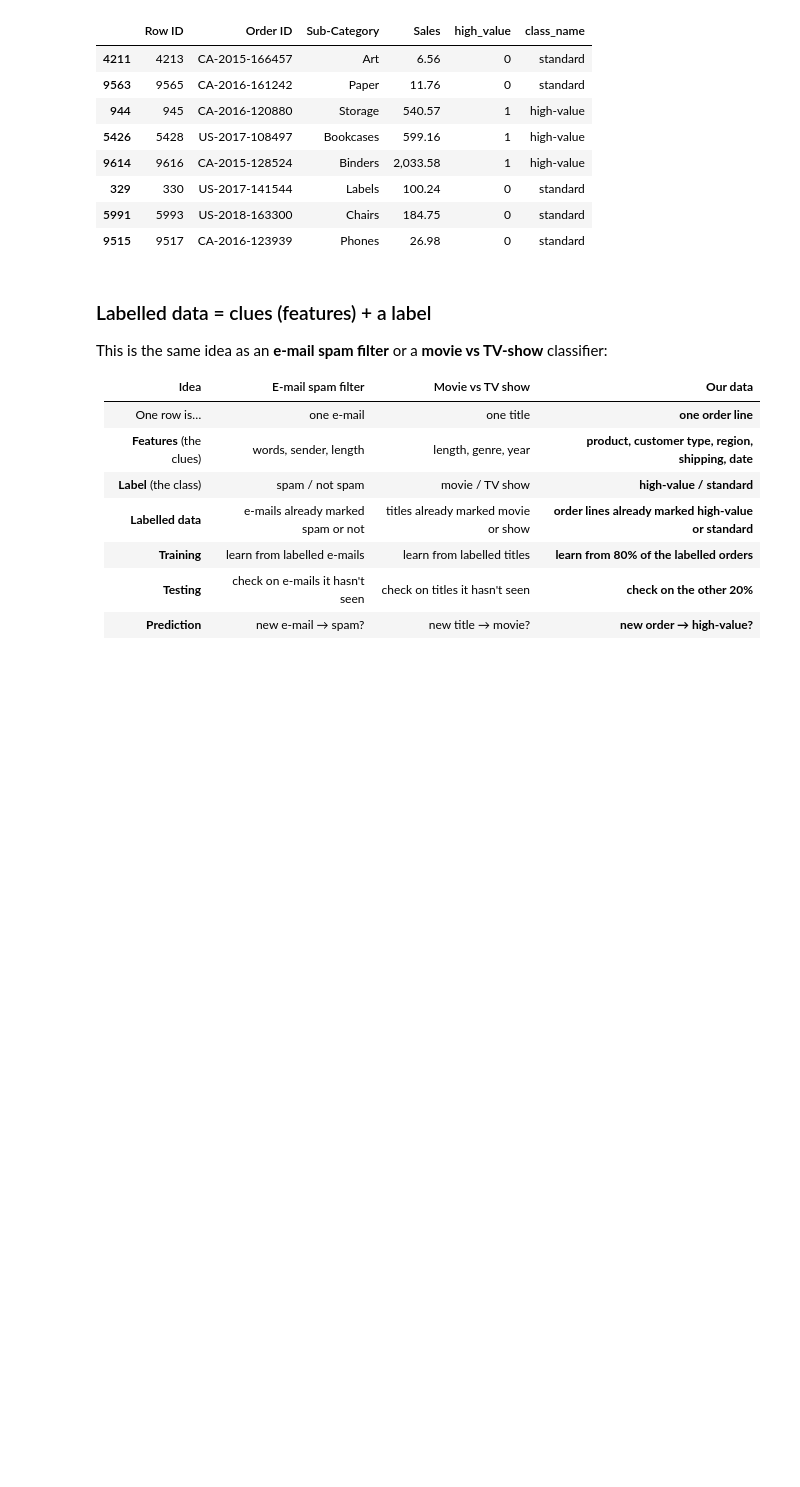
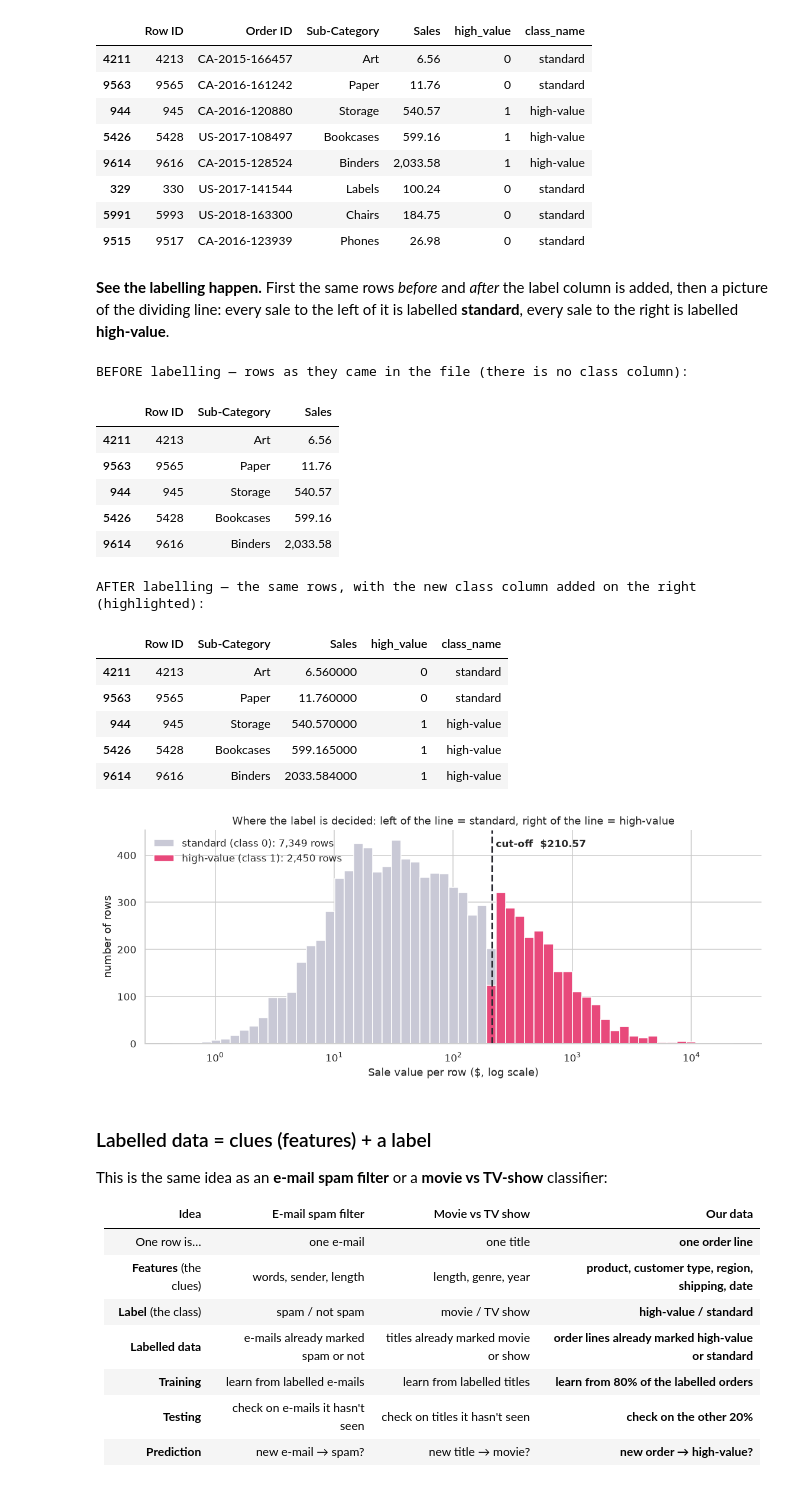
Before and after one commit to Abhishek222983101/sales-analytics-platform, a Jupyter notebook: dwm-project/DWM_Class_Demo.ipynb, the cells around one changed output. Drawn from its saved outputs; the diff is of its cells as text; code cells hidden in the pictures; blank space fills up the shorter version.

Commit message:
Demo notebook: before/after labelling table and cut-off chart
Co-Authored-By: Claude Sonnet 5.5 <noreply@anthropic.com>

```diff
--- a/dwm-project/DWM_Class_Demo.ipynb
+++ b/dwm-project/DWM_Class_Demo.ipynb
@@ -141,6 +141,42 @@ THE CLASS COLUMN next to real rows (Sales is on the left, the class label on the
 | 329 | 330 | US-2017-141544 | Labels | 100.24 | 0 | standard |
 | 5991 | 5993 | US-2018-163300 | Chairs | 184.75 | 0 | standard |
 | 9515 | 9517 | CA-2016-123939 | Phones | 26.98 | 0 | standard |
+# %% [markdown]
+**See the labelling happen.** First the same rows *before* and *after* the label column is added, then a picture of the dividing line: every sale to the left of it is labelled **standard**, every sale to the right is labelled **high-value**.
+# %%
+before = df[["Row ID", "Sub-Category", "Sales"]].sample(5, random_state=5)
+print("BEFORE labelling — rows as they came in the file (there is no class column):")
+display(before)
+print("\nAFTER labelling — the same rows, with the new class column added on the right (highlighted):")
+after = before.assign(high_value=df.loc[before.index, "high_value"], class_name=df.loc[before.index, "class_name"])
+display(after.style.set_properties(subset=["high_value", "class_name"], **{"background-color": "#FBD4E0", "font-weight": "bold"}))
+
+fig, ax = plt.subplots(figsize=(10.5, 4.4))
+bins = np.logspace(np.log10(df["Sales"].min()), np.log10(df["Sales"].max()), 60)
+ax.hist(df.loc[df["high_value"] == 0, "Sales"], bins=bins, color="#C9C9D6", label=f"standard (class 0): {int((df['high_value'] == 0).sum()):,} rows")
+ax.hist(df.loc[df["high_value"] == 1, "Sales"], bins=bins, color=PALETTE[0], label=f"high-value (class 1): {int(df['high_value'].sum()):,} rows")
+ax.axvline(cut_off, color="#2B2B33", ls="--", lw=2)
+ax.text(cut_off * 1.08, ax.get_ylim()[1] * 0.92, f"cut-off  ${cut_off:,.2f}", fontsize=11, fontweight="bold")
+ax.set_xscale("log")
+ax.set(title="Where the label is decided: left of the line = standard, right of the line = high-value",
+       xlabel="Sale value per row ($, log scale)", ylabel="number of rows")
+ax.legend(frameon=False, loc="upper left"); plt.tight_layout(); plt.show()
+# %% [output]
+BEFORE labelling — rows as they came in the file (there is no class column):
+|  | Row ID | Sub-Category | Sales |
+| 4211 | 4213 | Art | 6.56 |
+| 9563 | 9565 | Paper | 11.76 |
+| 944 | 945 | Storage | 540.57 |
+| 5426 | 5428 | Bookcases | 599.16 |
+| 9614 | 9616 | Binders | 2,033.58 |
+AFTER labelling — the same rows, with the new class column added on the right (highlighted):
+|  | Row ID | Sub-Category | Sales | high_value | class_name |
+| 4211 | 4213 | Art | 6.560000 | 0 | standard |
+| 9563 | 9565 | Paper | 11.760000 | 0 | standard |
+| 944 | 945 | Storage | 540.570000 | 1 | high-value |
+| 5426 | 5428 | Bookcases | 599.165000 | 1 | high-value |
+| 9614 | 9616 | Binders | 2033.584000 | 1 | high-value |
+[figure, added]
 # %% [markdown]
 ### Labelled data = clues (features) + a label
 This is the same idea as an **e-mail spam filter** or a **movie vs TV-show** classifier:
```
Also changed, not shown: 2 other files.
